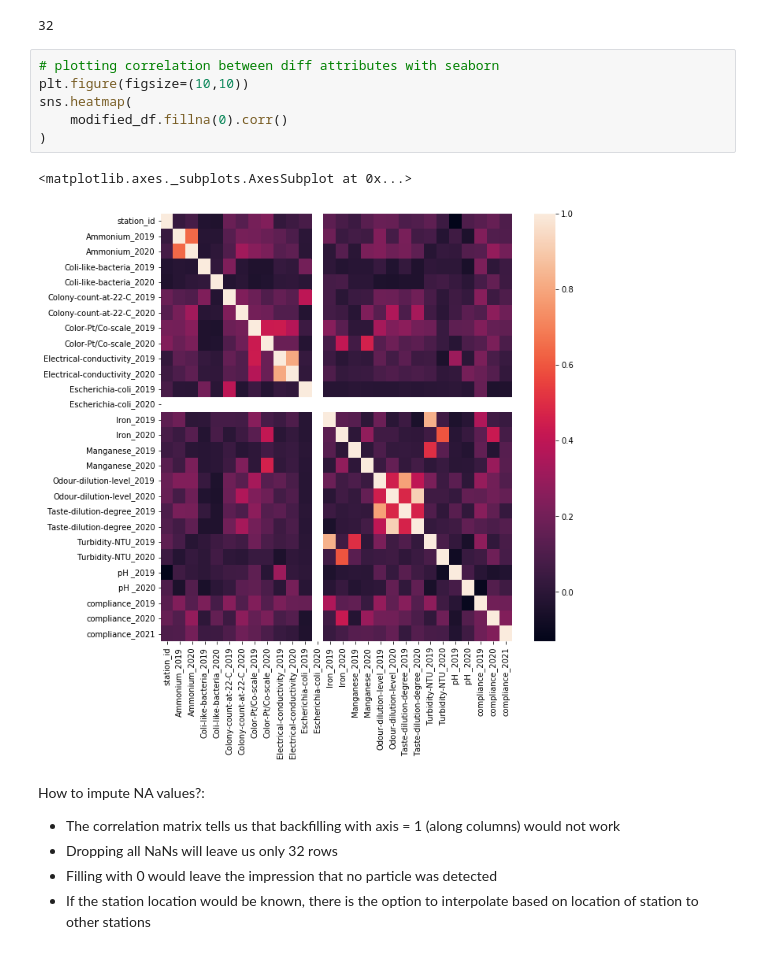
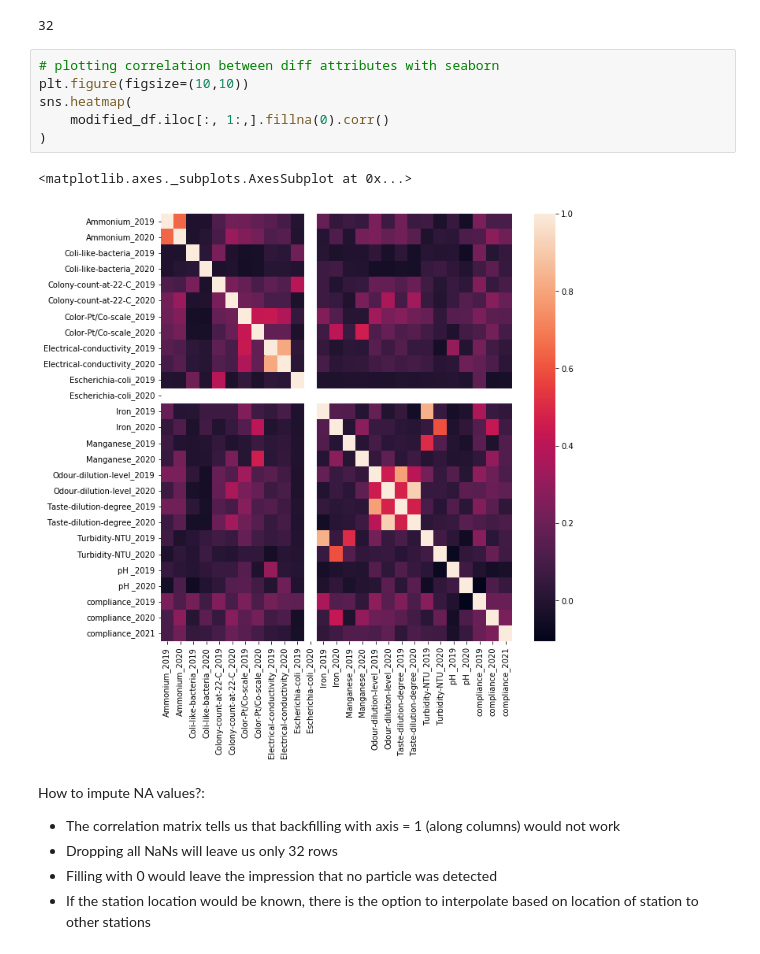
Before and after one commit to qetdr/xAutoML-Project1, a Jupyter notebook: Data cleaning.ipynb, the cells around one changed output. Drawn from its saved outputs; the diff is of its cells as text.

```diff
--- a/Data cleaning.ipynb
+++ b/Data cleaning.ipynb
@@ -102,12 +102,12 @@ len(modified_df.dropna())
 # %%
 # plotting correlation between diff attributes with seaborn
 plt.figure(figsize=(10,10))
 sns.heatmap(
-    modified_df.fillna(0).corr()
+    modified_df.iloc[:, 1:,].fillna(0).corr()
 )
 # %% [output]
 <matplotlib.axes._subplots.AxesSubplot at 0x...>
-[figure, old version]
+[figure, new version]
 # %% [markdown]
 How to impute NA values?:
 * The correlation matrix tells us that backfilling with axis = 1 (along columns) would not work
```
Also changed, not shown: parts of 27 cells of this notebook, 14 other files.
